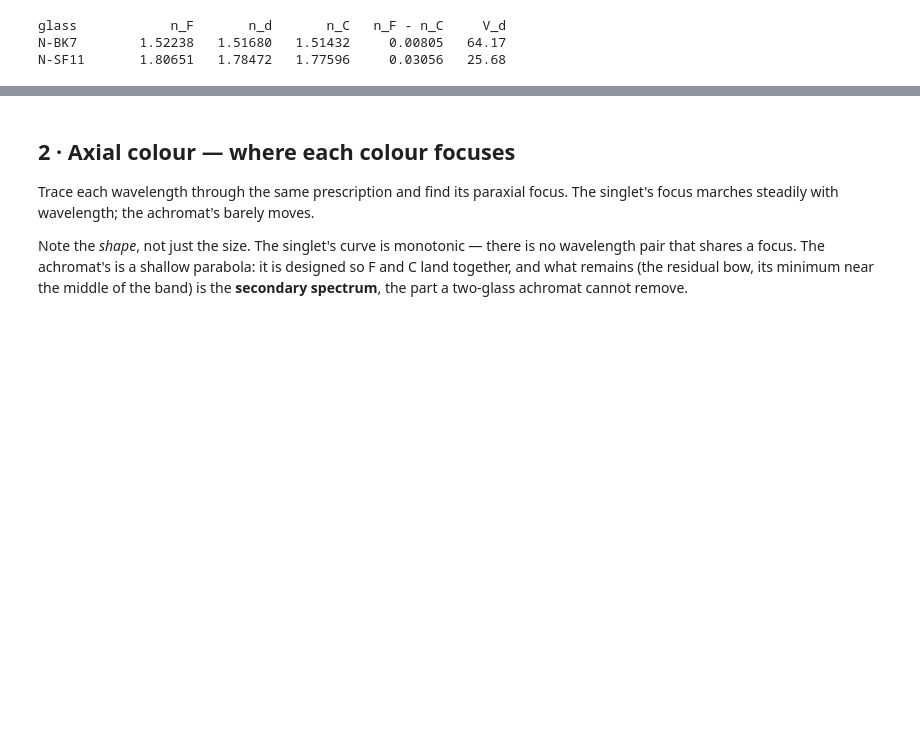
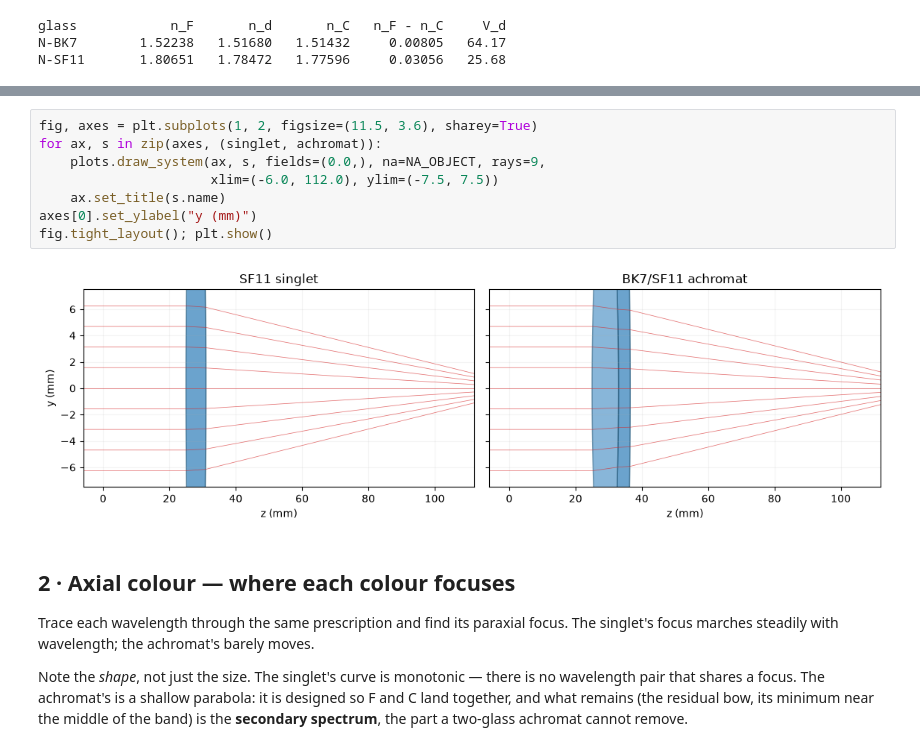
Before and after one commit to blancusjh/geometrical-raytracer, a Jupyter notebook: examples/notebooks/chromatic_aberration.ipynb, the cells around one changed output, grey strips where cells are left out. Cells and saved outputs as stored; diff of their text form; blank space fills up the shorter version.

```diff
--- a/examples/notebooks/chromatic_aberration.ipynb
+++ b/examples/notebooks/chromatic_aberration.ipynb
@@ -95,3 +102,13 @@ N-SF11       1.80651   1.78472   1.77596     0.03056   25.68
+# %%
+fig, axes = plt.subplots(1, 2, figsize=(11.5, 3.6), sharey=True)
+for ax, s in zip(axes, (singlet, achromat)):
+    plots.draw_system(ax, s, fields=(0.0,), na=NA_OBJECT, rays=9,
+                      xlim=(-6.0, 112.0), ylim=(-7.5, 7.5))
+    ax.set_title(s.name)
+axes[0].set_ylabel("y (mm)")
+fig.tight_layout(); plt.show()
+# %% [output]
+[figure, added]
 # %% [markdown]
 ## 2 · Axial colour — where each colour focuses
 
```
Also changed, not shown: parts of 4 cells of this notebook, 9 other files.
